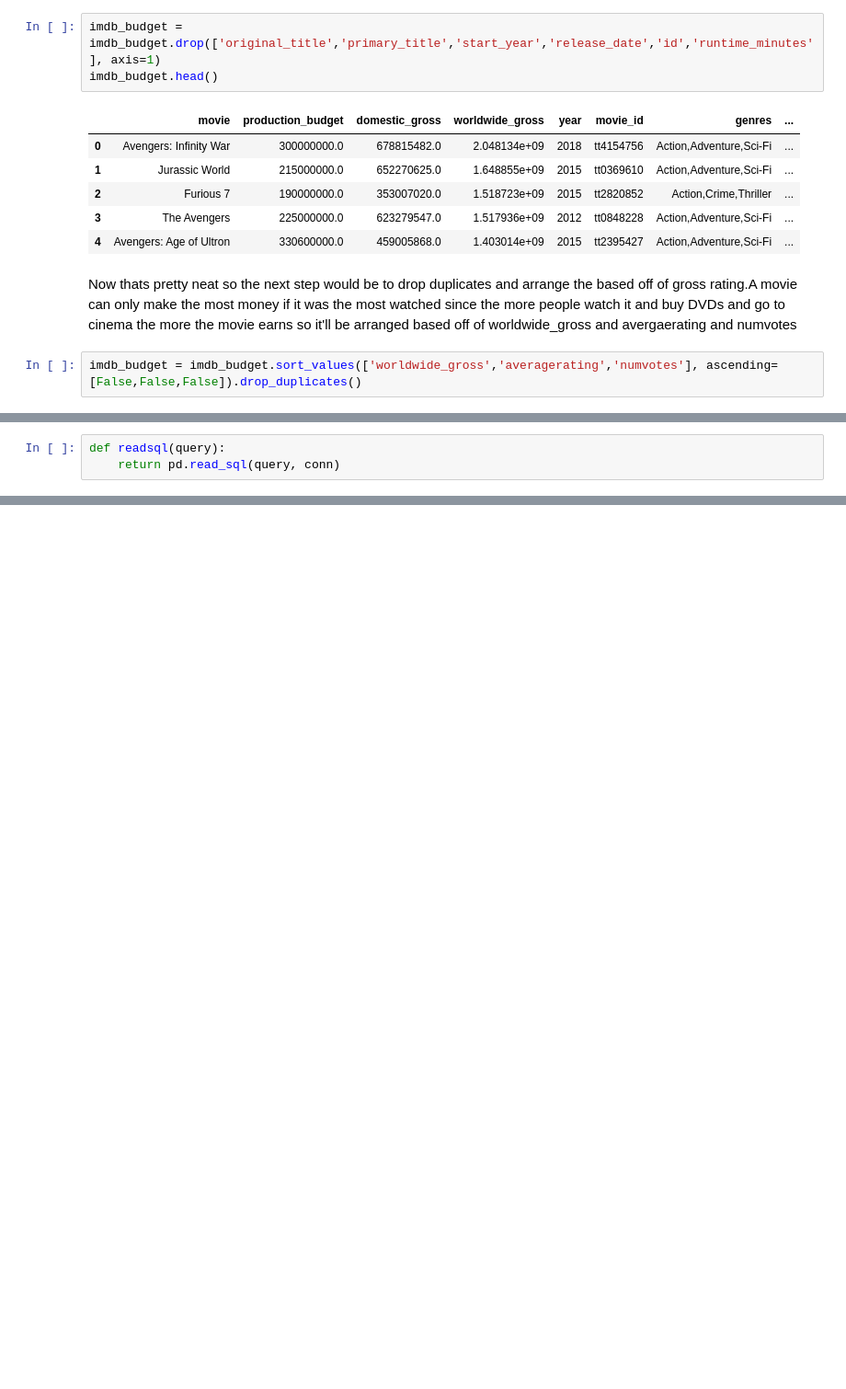
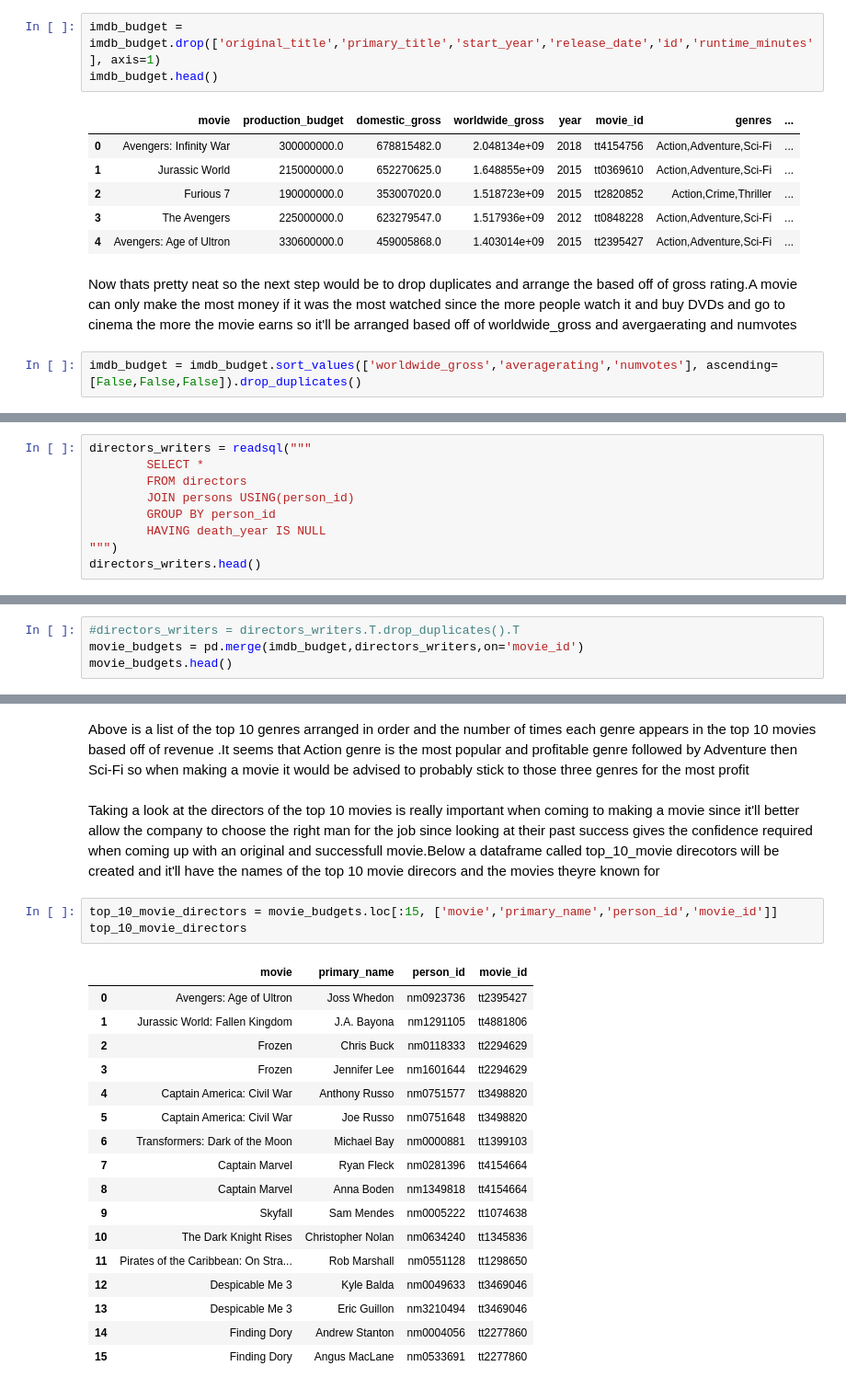
Before and after one commit to IceyPanda23/Phase-1-project, a Jupyter notebook: project.ipynb, the cells around one changed output, grey strips where cells are left out. Shown: that part at 92% size. Drawn from its saved outputs; the diff is of its cells as text; blank space fills up the shorter version.

```diff
--- a/project.ipynb
+++ b/project.ipynb
@@ -369,6 +369,3 @@ imdb_budget.head(10)
 | 7 | Frozen | 150000000.0 | 400738009.0 | 1.272470e+09 | 2013 | tt2294629 | Adventure,Animation,Comedy | ... |
 | 8 | Beauty and the Beast | 160000000.0 | 504014165.0 | 1.259200e+09 | 2017 | tt2771200 | Family,Fantasy,Musical | ... |
 | 9 | Incredibles 2 | 200000000.0 | 608581744.0 | 1.242521e+09 | 2018 | tt3606756 | Action,Adventure,Animation | ... |
-# %%
-def readsql(query):
-    return pd.read_sql(query, conn)
@@ -418,0 +374,9 @@ Done.
+# %%
+directors_writers = readsql("""
+        SELECT *
+        FROM directors
+        JOIN persons USING(person_id)
+        GROUP BY person_id
+        HAVING death_year IS NULL
+""")
+directors_writers.head()
@@ -418,0 +392,4 @@ Done.
+# %%
+#directors_writers = directors_writers.T.drop_duplicates().T
+movie_budgets = pd.merge(imdb_budget,directors_writers,on='movie_id')
+movie_budgets.head()
@@ -418,0 +447,25 @@ Done.
+# %% [markdown]
+Above is a list of the top 10 genres arranged in order and the number of times each genre appears in the top 10 movies based off of revenue .It seems that Action genre is the most popular and profitable genre followed by Adventure then Sci-Fi so when making a movie it would be advised to probably stick to those three genres for the most profit
+# %% [markdown]
+Taking a look at the directors of the top 10 movies is really important when coming to making a movie since it'll better allow the company to choose the right man for the job since looking at their past success gives the confidence required when coming up with an original and successfull movie.Below a dataframe called top_10_movie direcotors will be created and it'll have the names of the top 10 movie direcors and the movies theyre known for
+# %%
+top_10_movie_directors = movie_budgets.loc[:15, ['movie','primary_name','person_id','movie_id']]
+top_10_movie_directors
+# %% [output]
+|  | movie | primary_name | person_id | movie_id |
+| 0 | Avengers: Age of Ultron | Joss Whedon | nm0923736 | tt2395427 |
+| 1 | Jurassic World: Fallen Kingdom | J.A. Bayona | nm1291105 | tt4881806 |
+| 2 | Frozen | Chris Buck | nm0118333 | tt2294629 |
+| 3 | Frozen | Jennifer Lee | nm1601644 | tt2294629 |
+| 4 | Captain America: Civil War | Anthony Russo | nm0751577 | tt3498820 |
+| 5 | Captain America: Civil War | Joe Russo | nm0751648 | tt3498820 |
+| 6 | Transformers: Dark of the Moon | Michael Bay | nm0000881 | tt1399103 |
+| 7 | Captain Marvel | Ryan Fleck | nm0281396 | tt4154664 |
+| 8 | Captain Marvel | Anna Boden | nm1349818 | tt4154664 |
+| 9 | Skyfall | Sam Mendes | nm0005222 | tt1074638 |
+| 10 | The Dark Knight Rises | Christopher Nolan | nm0634240 | tt1345836 |
+| 11 | Pirates of the Caribbean: On Stra... | Rob Marshall | nm0551128 | tt1298650 |
+| 12 | Despicable Me 3 | Kyle Balda | nm0049633 | tt3469046 |
+| 13 | Despicable Me 3 | Eric Guillon | nm3210494 | tt3469046 |
+| 14 | Finding Dory | Andrew Stanton | nm0004056 | tt2277860 |
+| 15 | Finding Dory | Angus MacLane | nm0533691 | tt2277860 |
```
Also changed, not shown: parts of 17 cells of this notebook.
